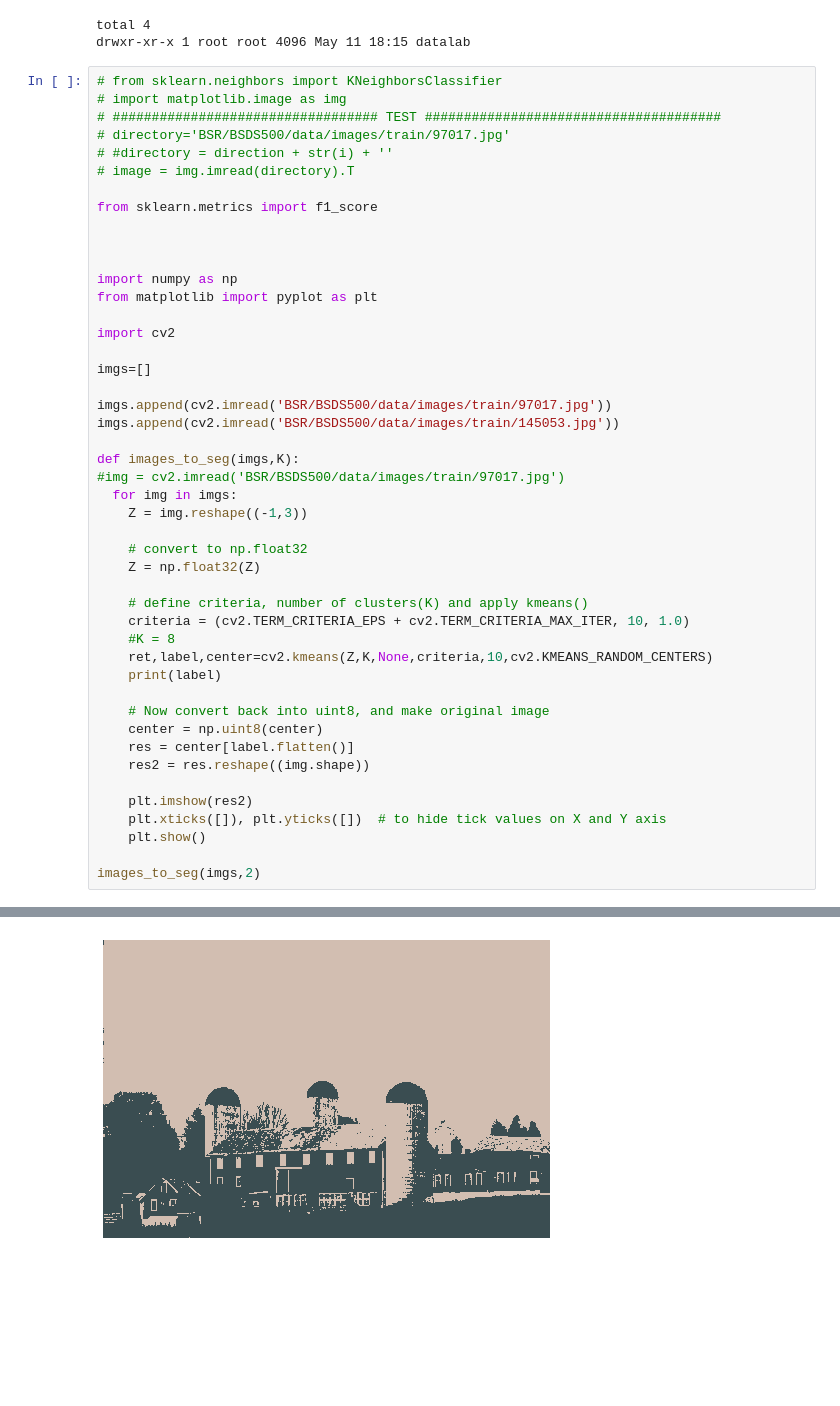
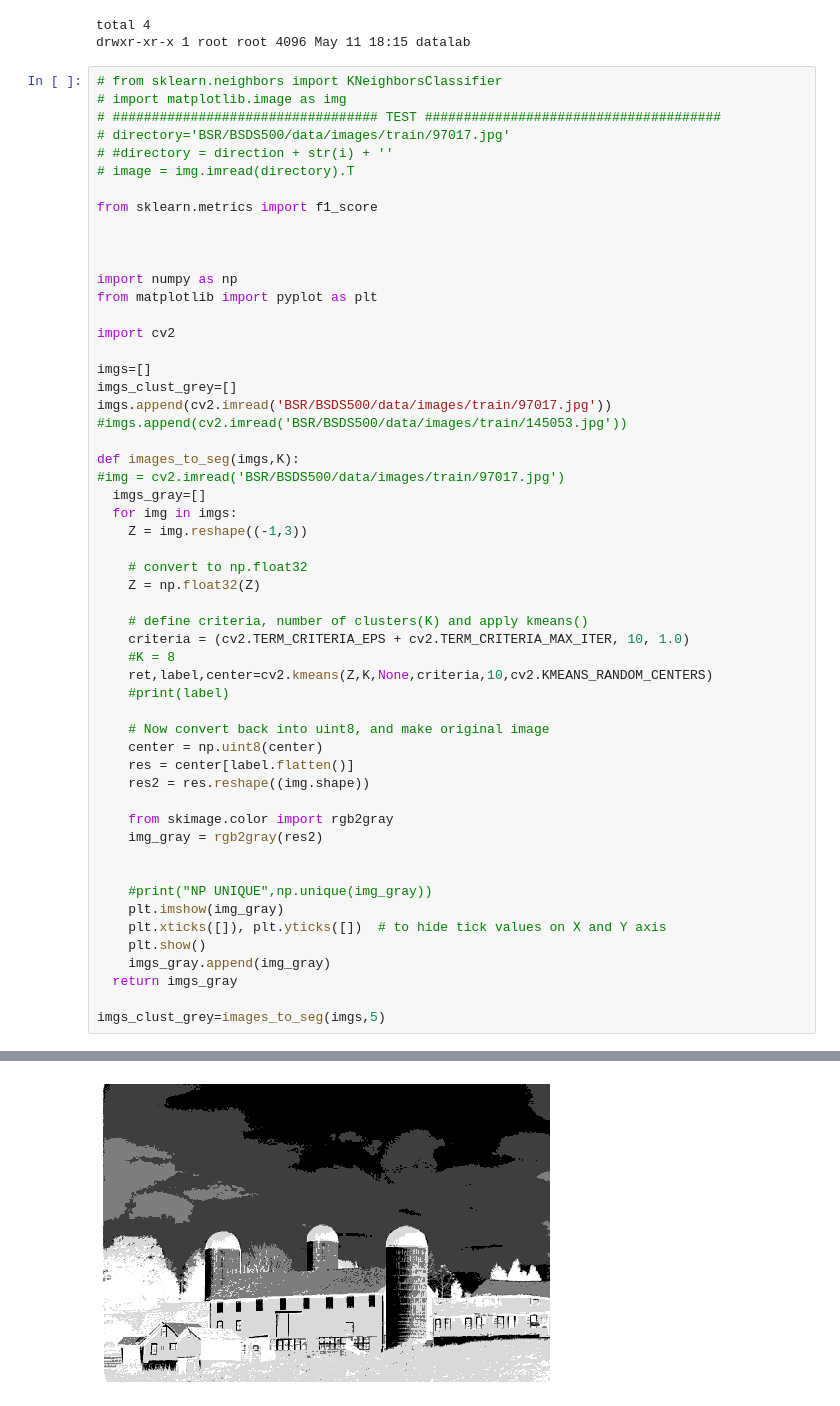
Before and after one commit to karimamd/Image-Segmentation-Clustering-, a Jupyter notebook: Image_Segmentation_(Clustering)_.ipynb, the cells around one changed output, grey strips where cells are left out. Saved outputs shown, nothing was run; the diff lists cells and outputs as text; blank space fills up the shorter version.

Commit message:
restructuring data and did purity measure

```diff
--- a/Image_Segmentation_(Clustering)_.ipynb
+++ b/Image_Segmentation_(Clustering)_.ipynb
@@ -332,12 +313,13 @@ from matplotlib import pyplot as plt
 import cv2
 
 imgs=[]
-
+imgs_clust_grey=[]
 imgs.append(cv2.imread('BSR/BSDS500/data/images/train/97017.jpg'))
-imgs.append(cv2.imread('BSR/BSDS500/data/images/train/145053.jpg'))
+#imgs.append(cv2.imread('BSR/BSDS500/data/images/train/145053.jpg'))
 
 def images_to_seg(imgs,K):
 #img = cv2.imread('BSR/BSDS500/data/images/train/97017.jpg')
+  imgs_gray=[]
   for img in imgs:
     Z = img.reshape((-1,3))
 
@@ -348,16 +330,23 @@ def images_to_seg(imgs,K):
     criteria = (cv2.TERM_CRITERIA_EPS + cv2.TERM_CRITERIA_MAX_ITER, 10, 1.0)
     #K = 8
     ret,label,center=cv2.kmeans(Z,K,None,criteria,10,cv2.KMEANS_RANDOM_CENTERS)
-    print(label)
+    #print(label)
 
     # Now convert back into uint8, and make original image
     center = np.uint8(center)
     res = center[label.flatten()]
     res2 = res.reshape((img.shape))
 
-    plt.imshow(res2)
+    from skimage.color import rgb2gray
+    img_gray = rgb2gray(res2)
+
+
+    #print("NP UNIQUE",np.unique(img_gray))
+    plt.imshow(img_gray)
     plt.xticks([]), plt.yticks([])  # to hide tick values on X and Y axis
     plt.show()
+    imgs_gray.append(img_gray)
+  return imgs_gray
 
-images_to_seg(imgs,2)
+imgs_clust_grey=images_to_seg(imgs,5)
 # %% [output]
@@ -371 +353 @@ images_to_seg(imgs,2)
-[figure, old version]
+[figure, new version]
```
Also changed, not shown: parts of 18 cells of this notebook.
